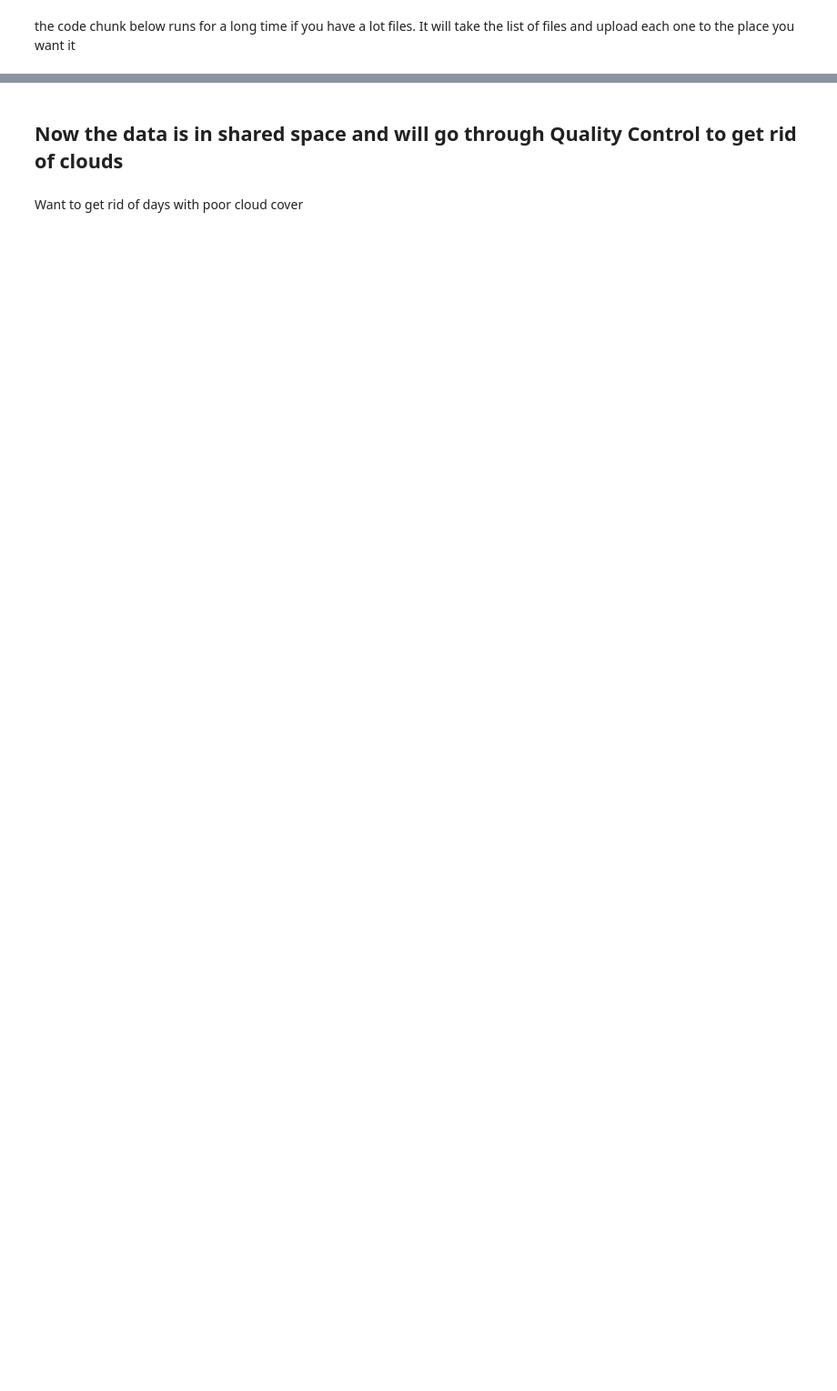
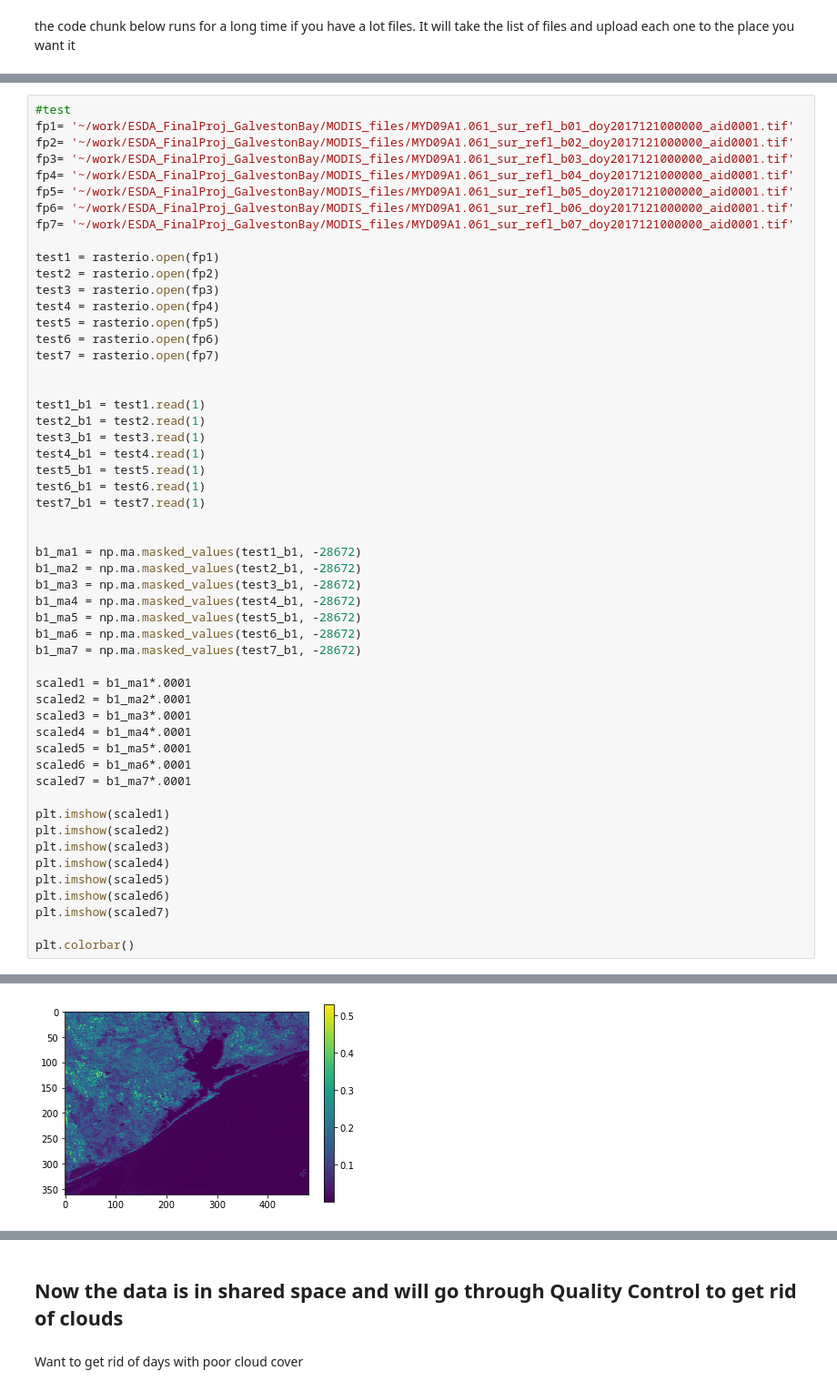
Before and after one commit to inmang13/ESDA_FinalProj_GalvestonBay, a Jupyter notebook: MODIS.ipynb, the cells around one changed output, grey strips where cells are left out. Shown at 91% size. Cells and saved outputs as stored; diff of their text form; blank space fills up the shorter version.

```diff
--- a/MODIS.ipynb
+++ b/MODIS.ipynb
@@ -240,0 +278,54 @@ Downloaded: /shared_space/Galveston_Bay/MODIS_files/README.md
+# %%
+#test
+fp1= '~/work/ESDA_FinalProj_GalvestonBay/MODIS_files/MYD09A1.061_sur_refl_b01_doy2017121000000_aid0001.tif'
+fp2= '~/work/ESDA_FinalProj_GalvestonBay/MODIS_files/MYD09A1.061_sur_refl_b02_doy2017121000000_aid0001.tif'
+fp3= '~/work/ESDA_FinalProj_GalvestonBay/MODIS_files/MYD09A1.061_sur_refl_b03_doy2017121000000_aid0001.tif'
+fp4= '~/work/ESDA_FinalProj_GalvestonBay/MODIS_files/MYD09A1.061_sur_refl_b04_doy2017121000000_aid0001.tif'
+fp5= '~/work/ESDA_FinalProj_GalvestonBay/MODIS_files/MYD09A1.061_sur_refl_b05_doy2017121000000_aid0001.tif'
+fp6= '~/work/ESDA_FinalProj_GalvestonBay/MODIS_files/MYD09A1.061_sur_refl_b06_doy2017121000000_aid0001.tif'
+fp7= '~/work/ESDA_FinalProj_GalvestonBay/MODIS_files/MYD09A1.061_sur_refl_b07_doy2017121000000_aid0001.tif'
+
+test1 = rasterio.open(fp1)
+test2 = rasterio.open(fp2)
+test3 = rasterio.open(fp3)
+test4 = rasterio.open(fp4)
+test5 = rasterio.open(fp5)
+test6 = rasterio.open(fp6)
+test7 = rasterio.open(fp7)
+
+
+test1_b1 = test1.read(1)
+test2_b1 = test2.read(1)
+test3_b1 = test3.read(1)
+test4_b1 = test4.read(1)
+test5_b1 = test5.read(1)
+test6_b1 = test6.read(1)
+test7_b1 = test7.read(1)
+
+
+b1_ma1 = np.ma.masked_values(test1_b1, -28672)
+b1_ma2 = np.ma.masked_values(test2_b1, -28672)
+b1_ma3 = np.ma.masked_values(test3_b1, -28672)
+b1_ma4 = np.ma.masked_values(test4_b1, -28672)
+b1_ma5 = np.ma.masked_values(test5_b1, -28672)
+b1_ma6 = np.ma.masked_values(test6_b1, -28672)
+b1_ma7 = np.ma.masked_values(test7_b1, -28672)
+
+scaled1 = b1_ma1*.0001
+scaled2 = b1_ma2*.0001
+scaled3 = b1_ma3*.0001
+scaled4 = b1_ma4*.0001
+scaled5 = b1_ma5*.0001
+scaled6 = b1_ma6*.0001
+scaled7 = b1_ma7*.0001
+
+plt.imshow(scaled1)
+plt.imshow(scaled2)
+plt.imshow(scaled3)
+plt.imshow(scaled4)
+plt.imshow(scaled5)
+plt.imshow(scaled6)
+plt.imshow(scaled7)
+
+plt.colorbar()
+# %% [output]
@@ -240,0 +333 @@ Downloaded: /shared_space/Galveston_Bay/MODIS_files/README.md
+[figure, added]
```
Also changed, not shown: parts of 22 cells of this notebook.
